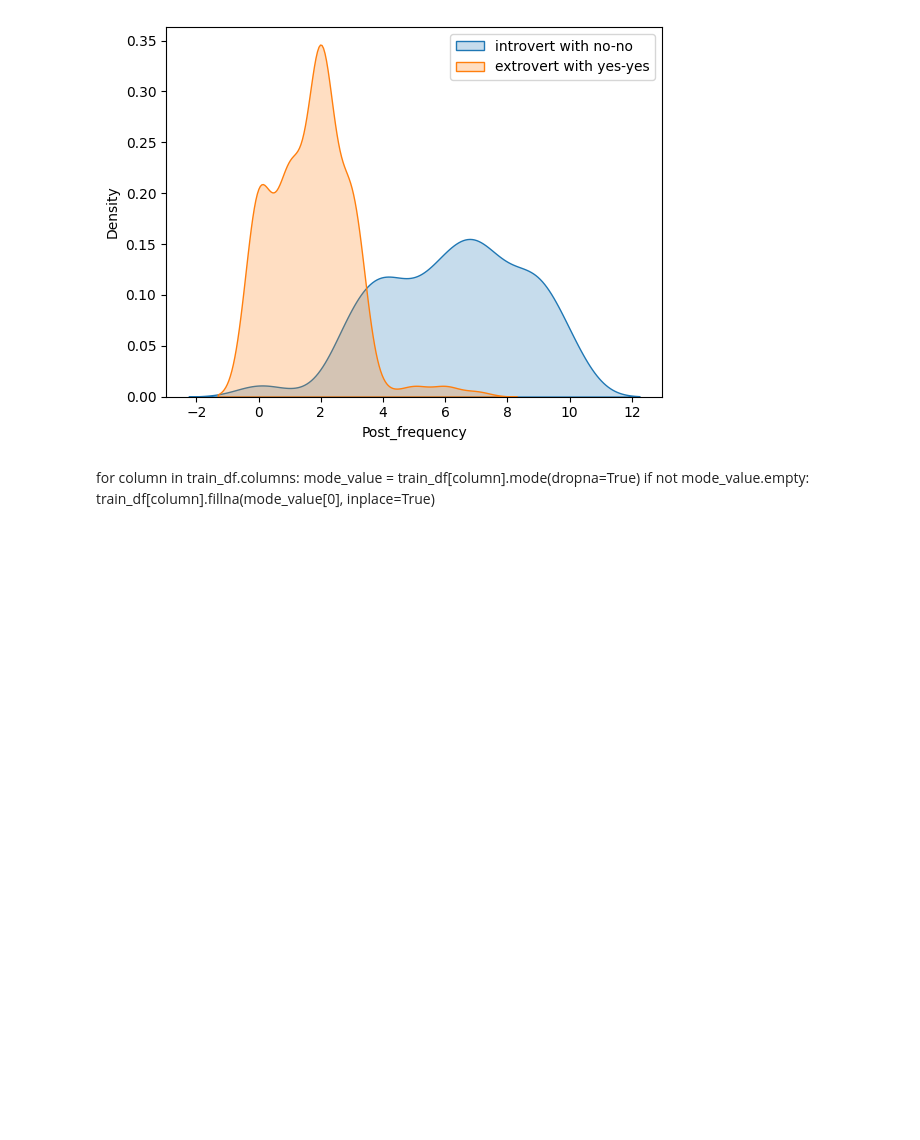
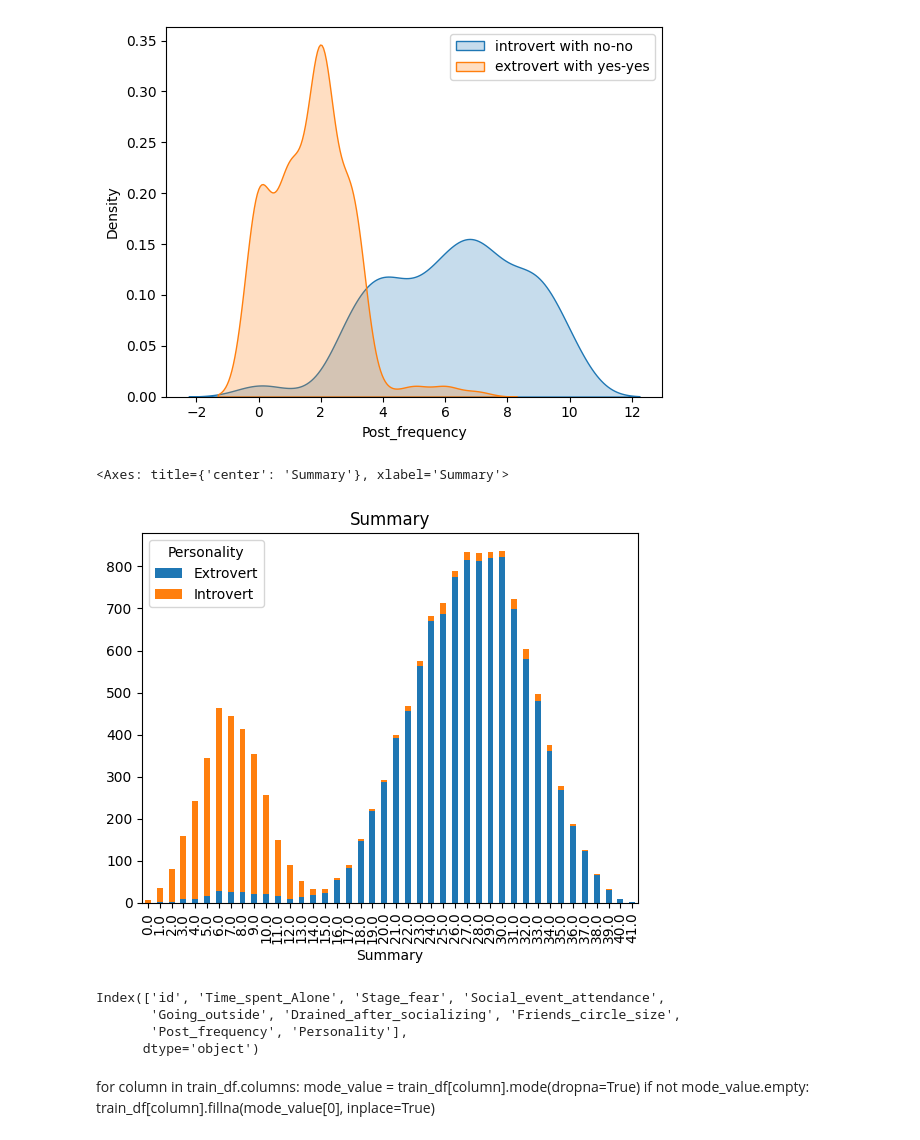
Before and after one commit to PiotrPieciak/LEARN_06_KAGGLE_Predict_Introverts, a Jupyter notebook: notebooks/01_Introverts_and_extroverts_EDA.ipynb, the cells around one changed output. Cells and saved outputs as stored; diff of their text form; code cells hidden in the pictures; blank space fills up the shorter version.

Commit message:
Kaggle Notebook | 01_Introverts_and_extroverts_EDA | Version 20

```diff
--- a/notebooks/01_Introverts_and_extroverts_EDA.ipynb
+++ b/notebooks/01_Introverts_and_extroverts_EDA.ipynb
@@ -310,6 +310,22 @@ for col in test_df.columns:
 [figure]
 [figure]
 [figure]
+# %%
+extrovert_col_df= pd.DataFrame({
+    'Summary': train_df['Social_event_attendance']+train_df['Going_outside']+train_df['Friends_circle_size']+train_df['Post_frequency'],
+    'Personality': train_df['Personality']
+})
+extrovert_col_df.groupby(['Summary','Personality']).size().unstack().plot(kind='bar', stacked=True, title='Summary')
+# %% [output]
+<Axes: title={'center': 'Summary'}, xlabel='Summary'>
+[figure, added]
+# %%
+train_df.columns
+# %% [output]
+Index(['id', 'Time_spent_Alone', 'Stage_fear', 'Social_event_attendance',
+       'Going_outside', 'Drained_after_socializing', 'Friends_circle_size',
+       'Post_frequency', 'Personality'],
+      dtype='object')
 # %% [markdown]
 for column in train_df.columns:
     mode_value = train_df[column].mode(dropna=True)
```
